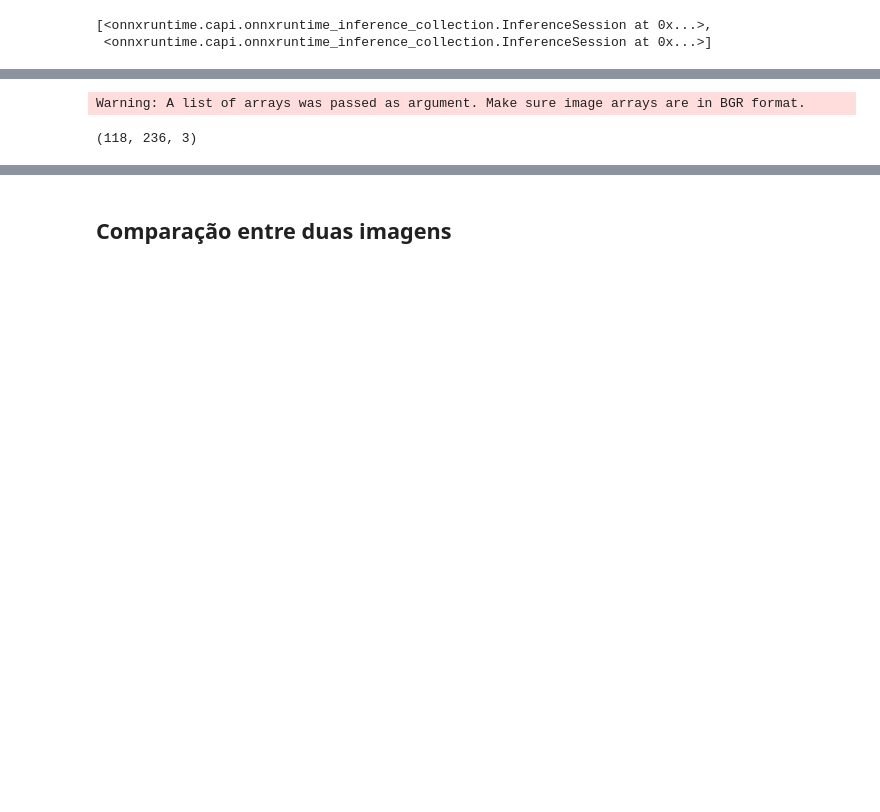
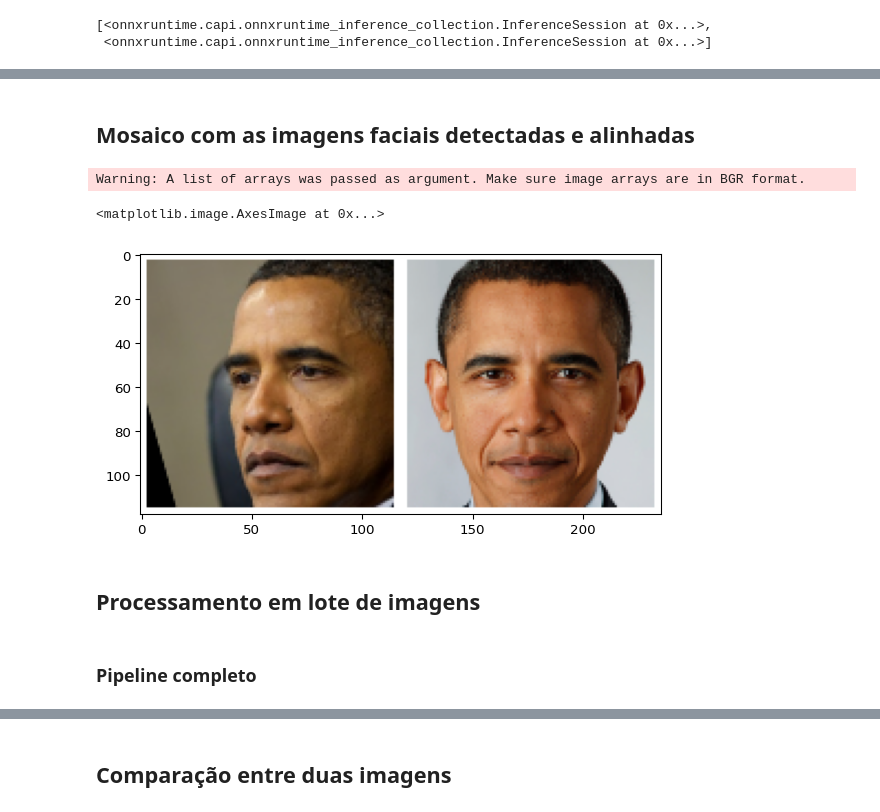
Before and after one commit to rafribeiro/forensicface, a Jupyter notebook: nbs/00_forensicface.ipynb, the cells around one changed output, grey strips where cells are left out. Drawn from its saved outputs; the diff is of its cells as text; code cells hidden in the pictures; blank space fills up the shorter version.

```diff
--- a/nbs/00_forensicface.ipynb
+++ b/nbs/00_forensicface.ipynb
@@ -99,9 +103,16 @@ result.keys(), result["keypoints"], result["ipd"], result["embedding"].shape, re
+# %% [markdown]
+## Mosaico com as imagens faciais detectadas e alinhadas
 # %%
 import cv2
 
-imgs = [cv2.imread(x) for x in ["001_cam1_1.jpg", "001_frontal.jpg"]]
+imgs = [cv2.imread(x) for x in ["obama2.png", "obama.png"]]
 mosaic = ff.build_mosaic(imgs, mosaic_shape=(2, 1))
-mosaic.shape
+plt.imshow(mosaic[:, :, ::-1])
 # %% [output]
 Warning: A list of arrays was passed as argument. Make sure image arrays are in BGR format.
-(118, 236, 3)
+<matplotlib.image.AxesImage at 0x...>
+[figure, added]
+# %% [markdown]
+## Processamento em lote de imagens
+# %% [markdown]
+### Pipeline completo
```
Also changed, not shown: parts of 25 cells of this notebook, 27 other files.
